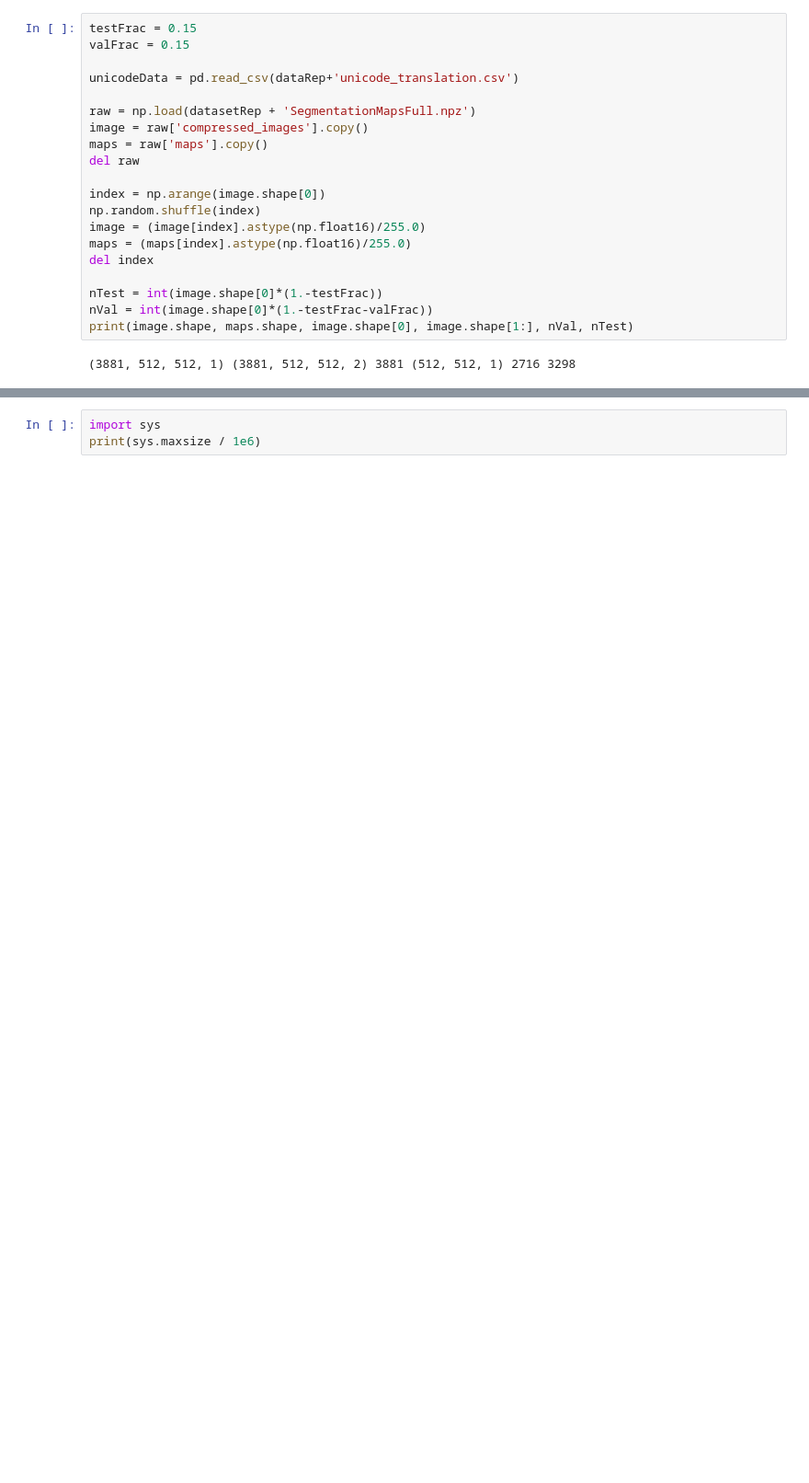
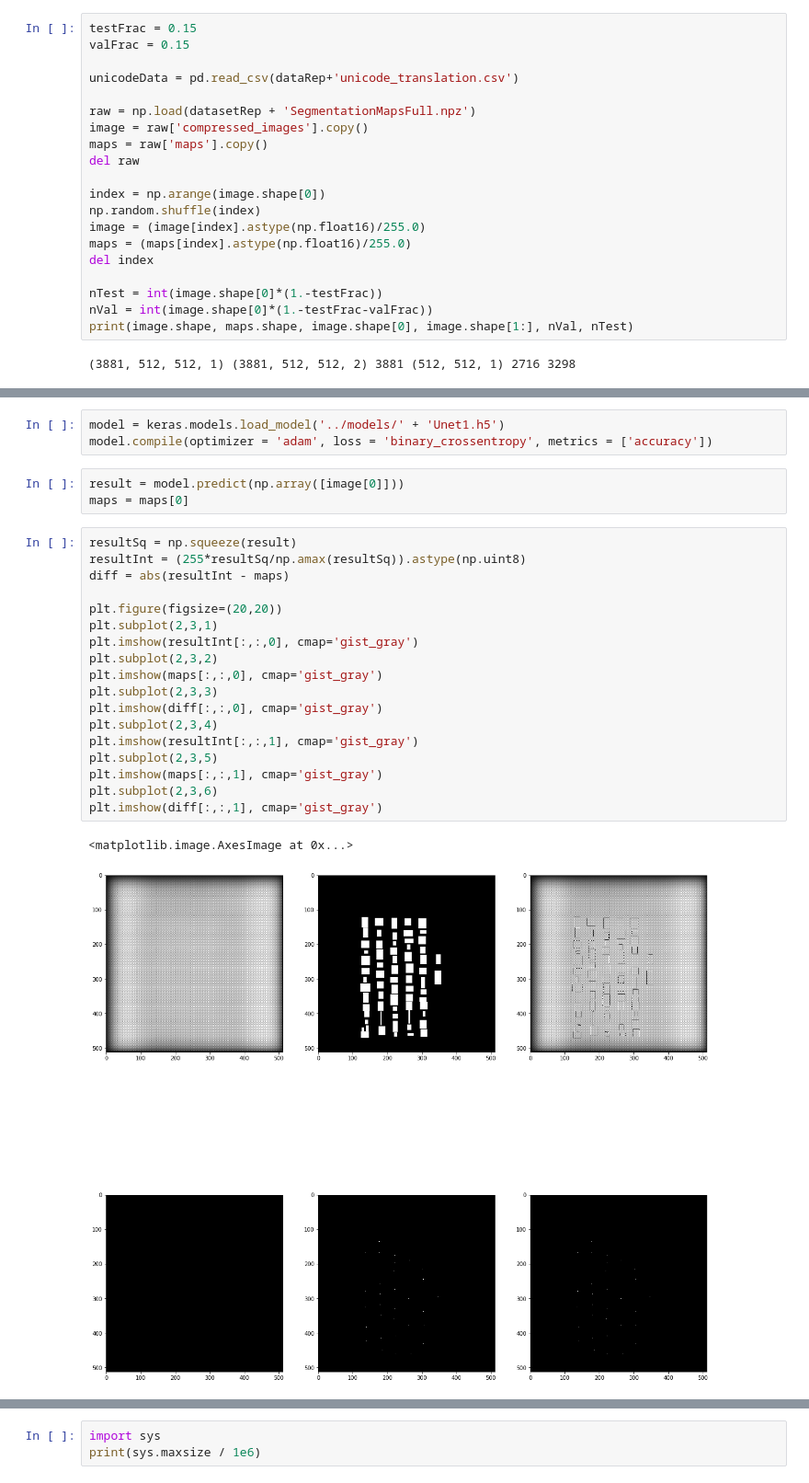
Before and after one commit to mdebony/kuzushiji-recognition, a Jupyter notebook: notebook/TrainUNetNetwork.ipynb, the cells around one changed output, grey strips where cells are left out. Shown at 92% size. Cells and saved outputs as stored; diff of their text form; blank space fills up the shorter version.

```diff
--- a/notebook/TrainUNetNetwork.ipynb
+++ b/notebook/TrainUNetNetwork.ipynb
@@ -103,0 +80,27 @@ Hint: If you want to see a list of allocated tensors when OOM happens, add repor
+# %%
+model = keras.models.load_model('../models/' + 'Unet1.h5')
+model.compile(optimizer = 'adam', loss = 'binary_crossentropy', metrics = ['accuracy'])
+# %%
+result = model.predict(np.array([image[0]]))
+maps = maps[0]
+# %%
+resultSq = np.squeeze(result)
+resultInt = (255*resultSq/np.amax(resultSq)).astype(np.uint8)
+diff = abs(resultInt - maps)
+
+plt.figure(figsize=(20,20))
+plt.subplot(2,3,1)
+plt.imshow(resultInt[:,:,0], cmap='gist_gray')
+plt.subplot(2,3,2)
+plt.imshow(maps[:,:,0], cmap='gist_gray')
+plt.subplot(2,3,3)
+plt.imshow(diff[:,:,0], cmap='gist_gray')
+plt.subplot(2,3,4)
+plt.imshow(resultInt[:,:,1], cmap='gist_gray')
+plt.subplot(2,3,5)
+plt.imshow(maps[:,:,1], cmap='gist_gray')
+plt.subplot(2,3,6)
+plt.imshow(diff[:,:,1], cmap='gist_gray')
+# %% [output]
+<matplotlib.image.AxesImage at 0x...>
+[figure, added]
```
Also changed, not shown: parts of 6 cells of this notebook, 2 other files.
